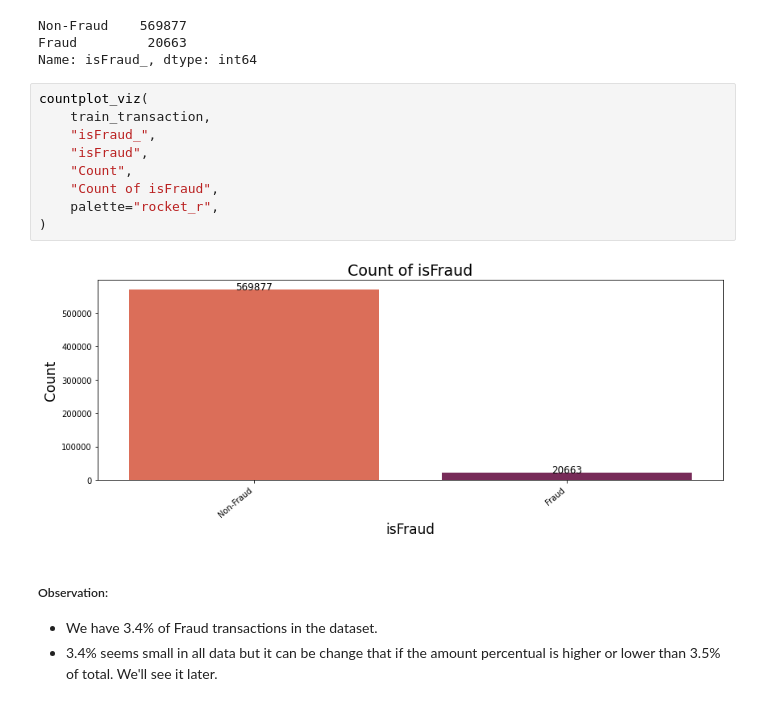
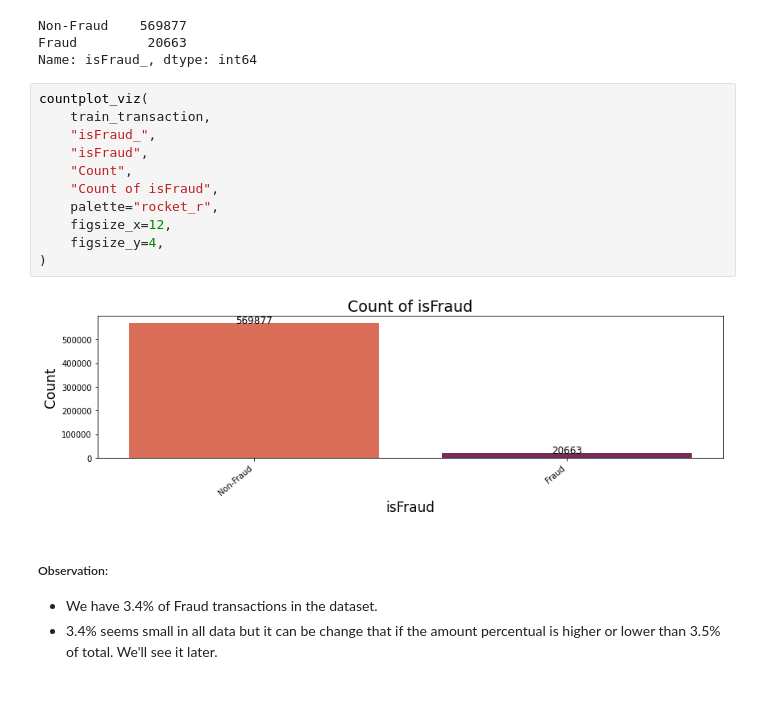
Before and after one commit to ElifKarakutukDinc/IEEE-CIS-Fraud-Detection, a Jupyter notebook: EDA.ipynb, the cells around one changed output. Saved outputs shown, nothing was run; the diff lists cells and outputs as text.

```diff
--- a/EDA.ipynb
+++ b/EDA.ipynb
@@ -726,14 +724,16 @@ Name: isFraud_, dtype: int64
 # %%
 countplot_viz(
     train_transaction,
     "isFraud_",
     "isFraud",
     "Count",
     "Count of isFraud",
     palette="rocket_r",
+    figsize_x=12,
+    figsize_y=4,
 )
 # %% [output]
-[figure, old version]
+[figure, new version]
 # %% [markdown]
 ##### Observation:
 * We have 3.4% of Fraud transactions in the dataset.
```
Also changed, not shown: parts of 7 cells of this notebook, 1 other file.
